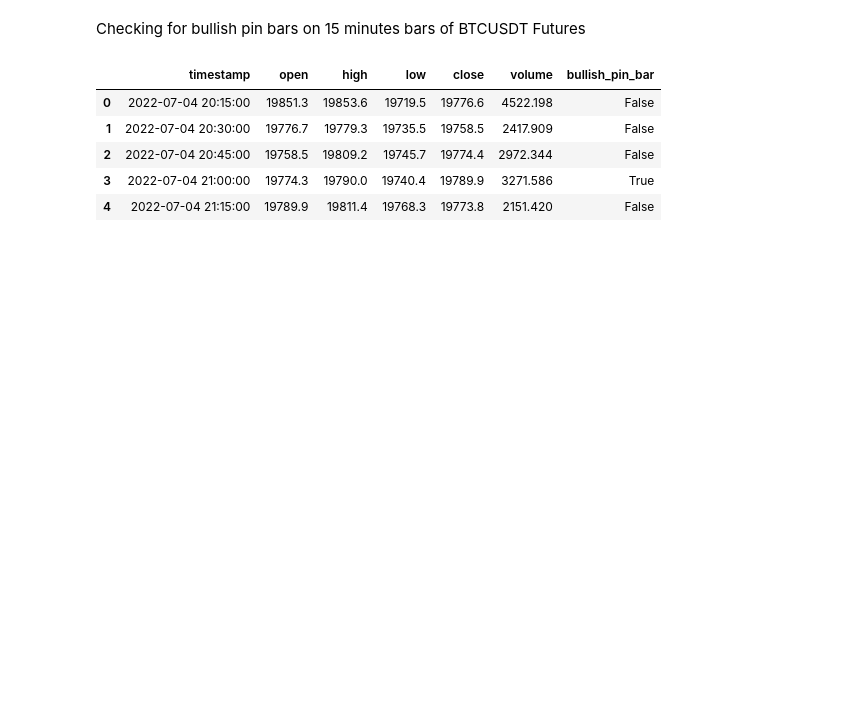
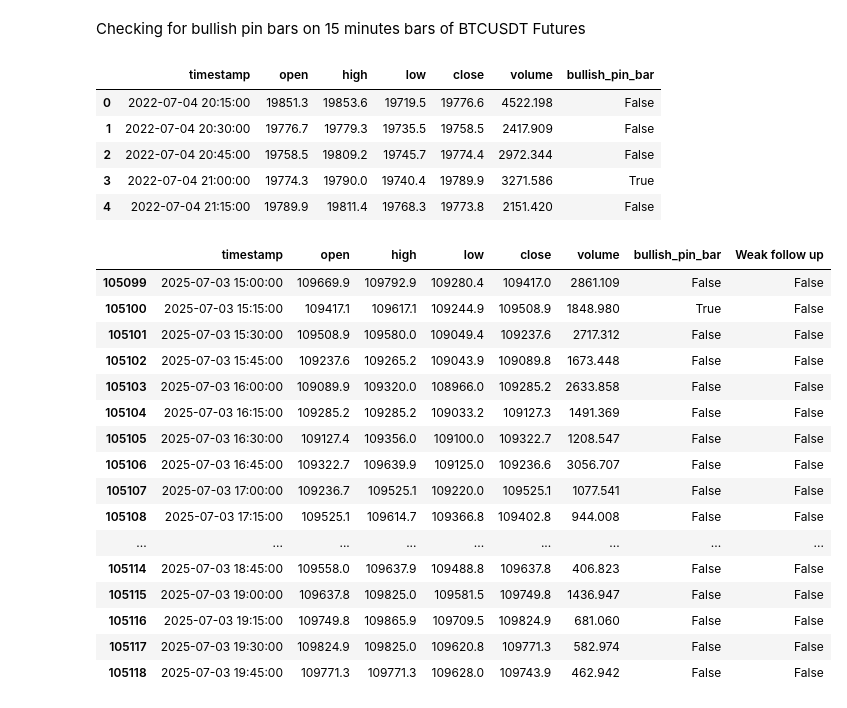
Before and after one commit to akash0214/Pin-Bar-Analysis, a Jupyter notebook: analysis.ipynb, the cells around one changed output. Cells and saved outputs as stored; diff of their text form; code cells hidden in the pictures; blank space fills up the shorter version.

Commit message:
15 min btcusdt weak low testing done

```diff
--- a/analysis.ipynb
+++ b/analysis.ipynb
@@ -55,3 +50,39 @@ btcusdt_15min_df.head()
 | 2 | 2022-07-04 20:45:00 | 19758.5 | 19809.2 | 19745.7 | 19774.4 | 2972.344 | False |
 | 3 | 2022-07-04 21:00:00 | 19774.3 | 19790.0 | 19740.4 | 19789.9 | 3271.586 | True |
 | 4 | 2022-07-04 21:15:00 | 19789.9 | 19811.4 | 19768.3 | 19773.8 | 2151.420 | False |
+# %%
+# Adding the follow up status to pin bars
+follow_through = []
+for i in range(len(btcusdt_15min_df) - 1):
+    if(btcusdt_15min_df.loc[i, 'bullish_pin_bar']):
+        pin_bar_volume = btcusdt_15min_df.loc[i, 'volume']
+        next_bar_volume = btcusdt_15min_df.loc[i+1, 'volume']
+        pin_bar_move = btcusdt_15min_df.loc[i,'close'] - btcusdt_15min_df.loc[i,'open']
+        next_bar_move = btcusdt_15min_df.loc[i+1,'close'] - btcusdt_15min_df.loc[i+1,'open']
+        if(next_bar_move > pin_bar_move and next_bar_volume < pin_bar_volume):
+            follow_through.append('True')
+        else:
+            follow_through.append('False')
+    else:
+        follow_through.append('False')
+follow_through.append('False')
+btcusdt_15min_df['Weak follow up'] = follow_through
+btcusdt_15min_df.tail(20)
+# %% [output]
+|  | timestamp | open | high | low | close | volume | bullish_pin_bar | Weak follow up |
+| 105099 | 2025-07-03 15:00:00 | 109669.9 | 109792.9 | 109280.4 | 109417.0 | 2861.109 | False | False |
+| 105100 | 2025-07-03 15:15:00 | 109417.1 | 109617.1 | 109244.9 | 109508.9 | 1848.980 | True | False |
+| 105101 | 2025-07-03 15:30:00 | 109508.9 | 109580.0 | 109049.4 | 109237.6 | 2717.312 | False | False |
+| 105102 | 2025-07-03 15:45:00 | 109237.6 | 109265.2 | 109043.9 | 109089.8 | 1673.448 | False | False |
+| 105103 | 2025-07-03 16:00:00 | 109089.9 | 109320.0 | 108966.0 | 109285.2 | 2633.858 | False | False |
+| 105104 | 2025-07-03 16:15:00 | 109285.2 | 109285.2 | 109033.2 | 109127.3 | 1491.369 | False | False |
+| 105105 | 2025-07-03 16:30:00 | 109127.4 | 109356.0 | 109100.0 | 109322.7 | 1208.547 | False | False |
+| 105106 | 2025-07-03 16:45:00 | 109322.7 | 109639.9 | 109125.0 | 109236.6 | 3056.707 | False | False |
+| 105107 | 2025-07-03 17:00:00 | 109236.7 | 109525.1 | 109220.0 | 109525.1 | 1077.541 | False | False |
+| 105108 | 2025-07-03 17:15:00 | 109525.1 | 109614.7 | 109366.8 | 109402.8 | 944.008 | False | False |
+| ... | ... | ... | ... | ... | ... | ... | ... | ... |
+| 105114 | 2025-07-03 18:45:00 | 109558.0 | 109637.9 | 109488.8 | 109637.8 | 406.823 | False | False |
+| 105115 | 2025-07-03 19:00:00 | 109637.8 | 109825.0 | 109581.5 | 109749.8 | 1436.947 | False | False |
+| 105116 | 2025-07-03 19:15:00 | 109749.8 | 109865.9 | 109709.5 | 109824.9 | 681.060 | False | False |
+| 105117 | 2025-07-03 19:30:00 | 109824.9 | 109825.0 | 109620.8 | 109771.3 | 582.974 | False | False |
+| 105118 | 2025-07-03 19:45:00 | 109771.3 | 109771.3 | 109628.0 | 109743.9 | 462.942 | False | False |
```
Also changed, not shown: parts of 2 cells of this notebook.
